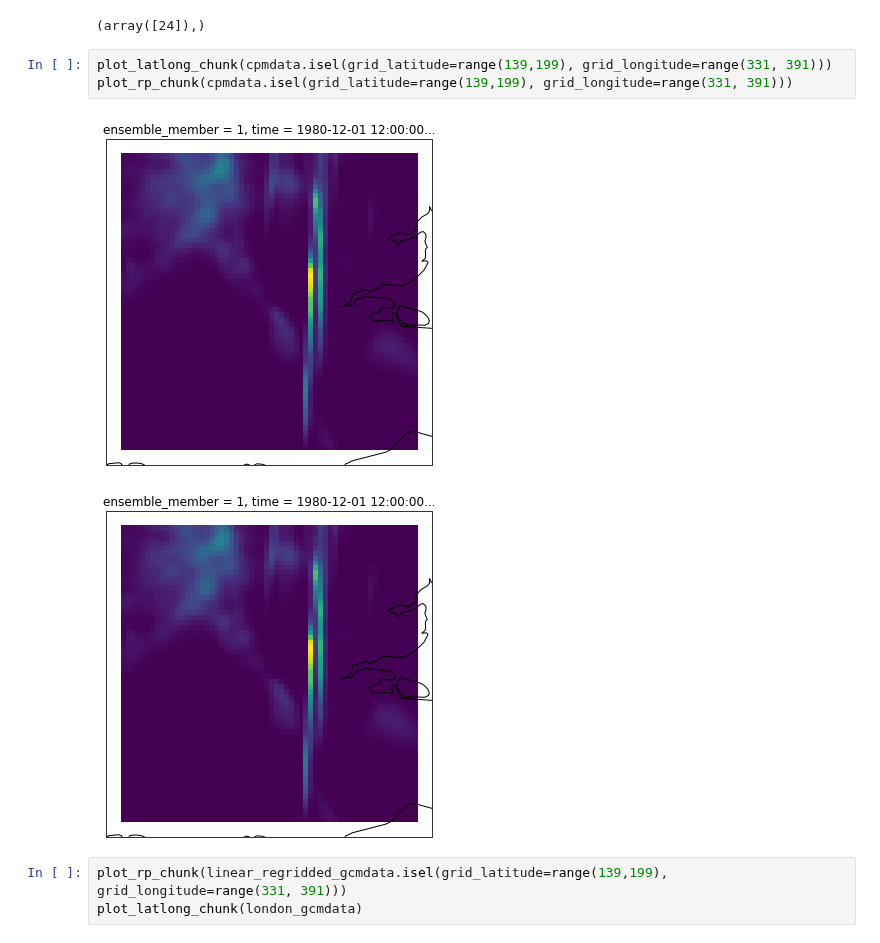
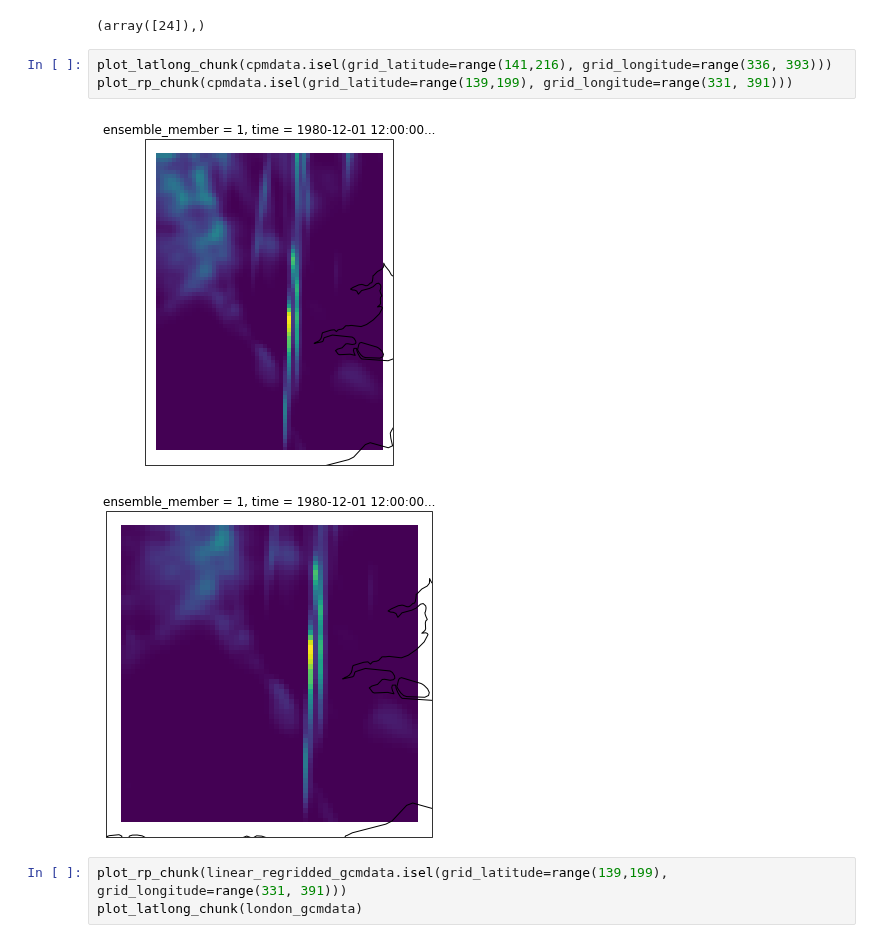
Before and after one commit to henryaddison/ml-downscaling-emulation, a Jupyter notebook: notebooks/learning/test-set-exploration.ipynb, the cells around one changed output. Cells and saved outputs as stored; diff of their text form.

```diff
--- a/notebooks/learning/test-set-exploration.ipynb
+++ b/notebooks/learning/test-set-exploration.ipynb
@@ -156,10 +226,10 @@ np.where(cpmdata.grid_longitude.values==london_cpmdata.grid_longitude.values[24]
 # %% [output]
 (array([24]),)
 # %%
-plot_latlong_chunk(cpmdata.isel(grid_latitude=range(139,199), grid_longitude=range(331, 391)))
+plot_latlong_chunk(cpmdata.isel(grid_latitude=range(141,216), grid_longitude=range(336, 393)))
 plot_rp_chunk(cpmdata.isel(grid_latitude=range(139,199), grid_longitude=range(331, 391)))
 # %% [output]
-[figure, old version]
+[figure, new version]
 [figure]
 # %%
 plot_rp_chunk(linear_regridded_gcmdata.isel(grid_latitude=range(139,199), grid_longitude=range(331, 391)))
```
Also changed, not shown: parts of 5 cells of this notebook, 1 other file.
